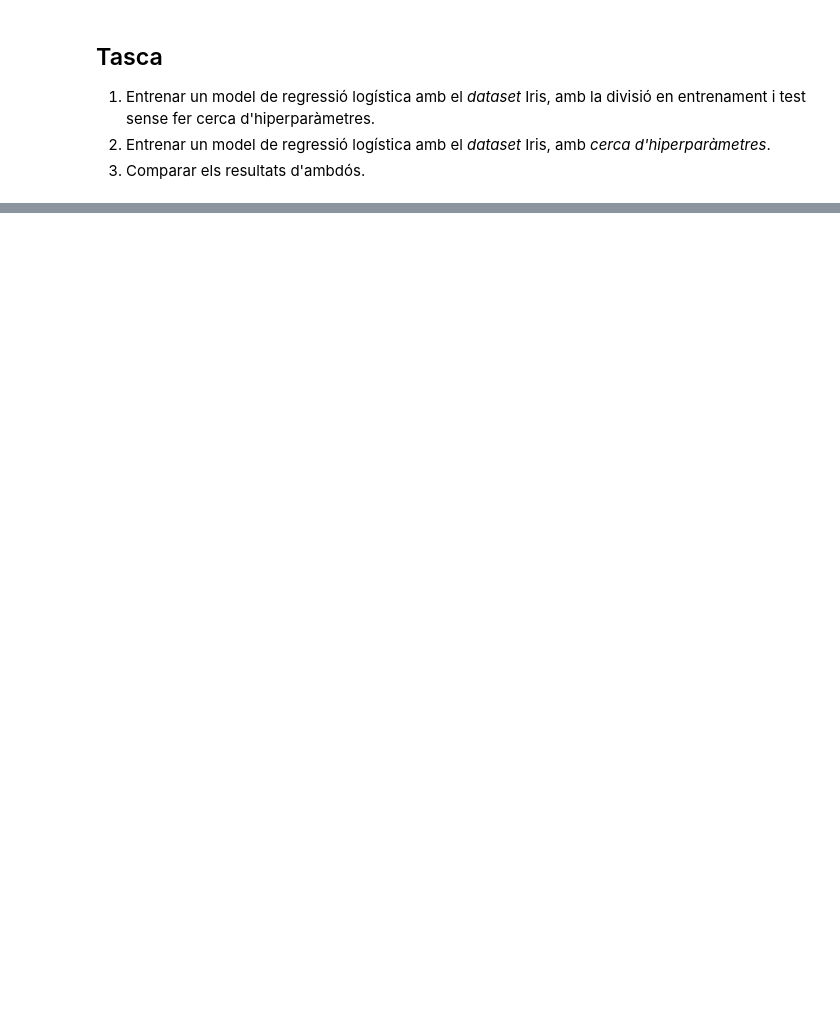
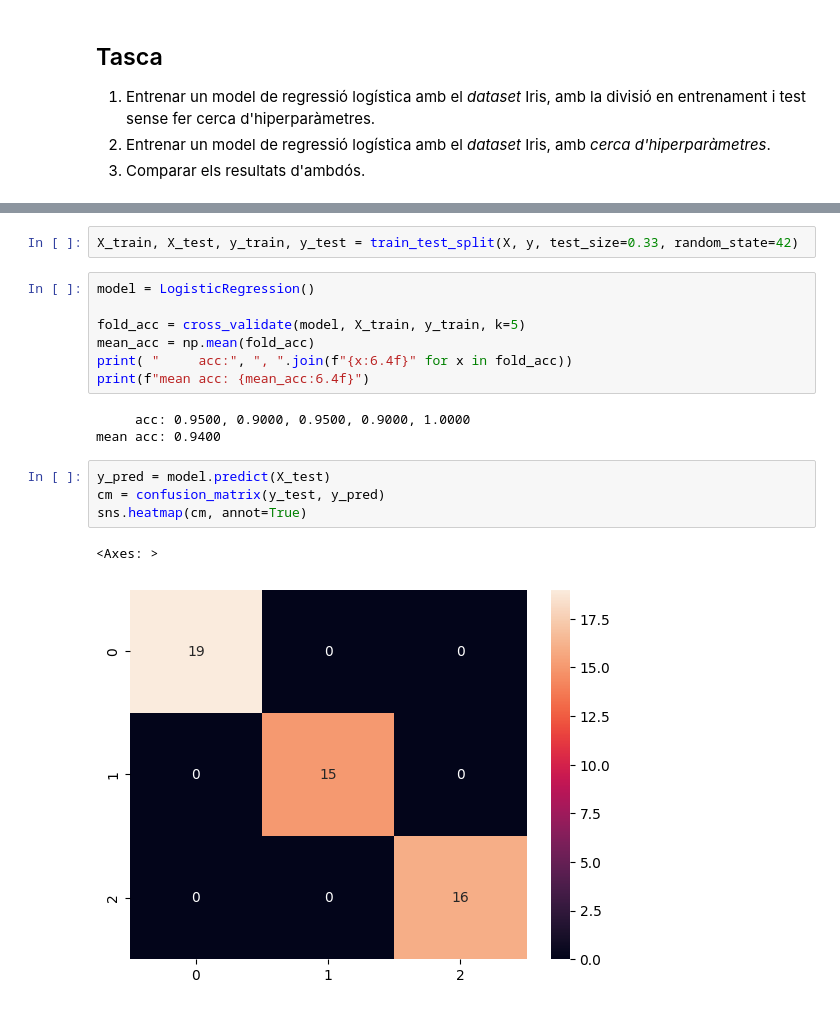
Before and after one commit to serafi-nebot-uib/IA, a Jupyter notebook: notebooks/04 - Regressió Logística i K-Fold/exercici.ipynb, the cells around one changed output, grey strips where cells are left out. Saved outputs shown, nothing was run; the diff lists cells and outputs as text; blank space fills up the shorter version.

```diff
--- a/notebooks/04 - Regressió Logística i K-Fold/exercici.ipynb
+++ b/notebooks/04 - Regressió Logística i K-Fold/exercici.ipynb
@@ -43,0 +60,19 @@ print(y.shape)
+# %%
+X_train, X_test, y_train, y_test = train_test_split(X, y, test_size=0.33, random_state=42)
+# %%
+model = LogisticRegression()
+
+fold_acc = cross_validate(model, X_train, y_train, k=5)
+mean_acc = np.mean(fold_acc)
+print( "     acc:", ", ".join(f"{x:6.4f}" for x in fold_acc))
+print(f"mean acc: {mean_acc:6.4f}")
+# %% [output]
+     acc: 0.9500, 0.9000, 0.9500, 0.9000, 1.0000
+mean acc: 0.9400
+# %%
+y_pred = model.predict(X_test)
+cm = confusion_matrix(y_test, y_pred)
+sns.heatmap(cm, annot=True)
+# %% [output]
+<Axes: >
+[figure, added]
```
Also changed, not shown: parts of 4 cells of this notebook, 1 other file.
